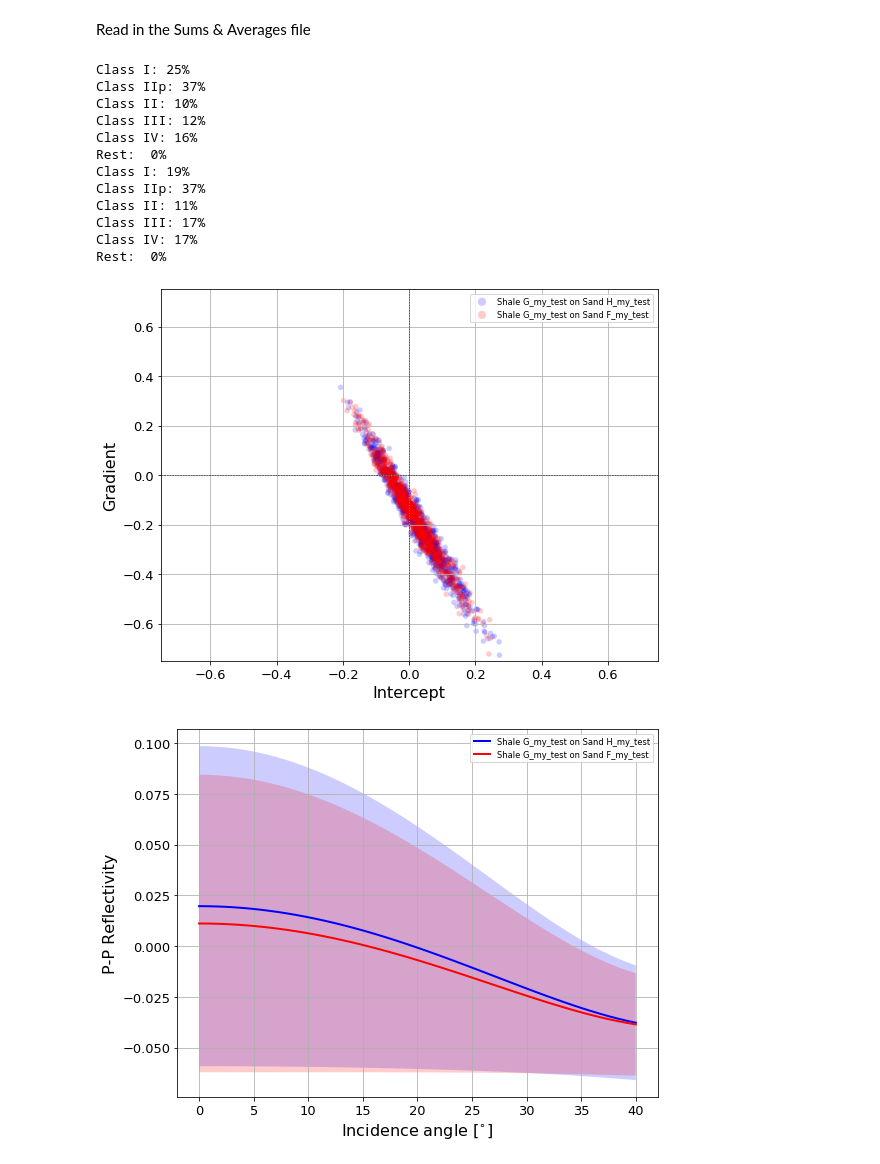
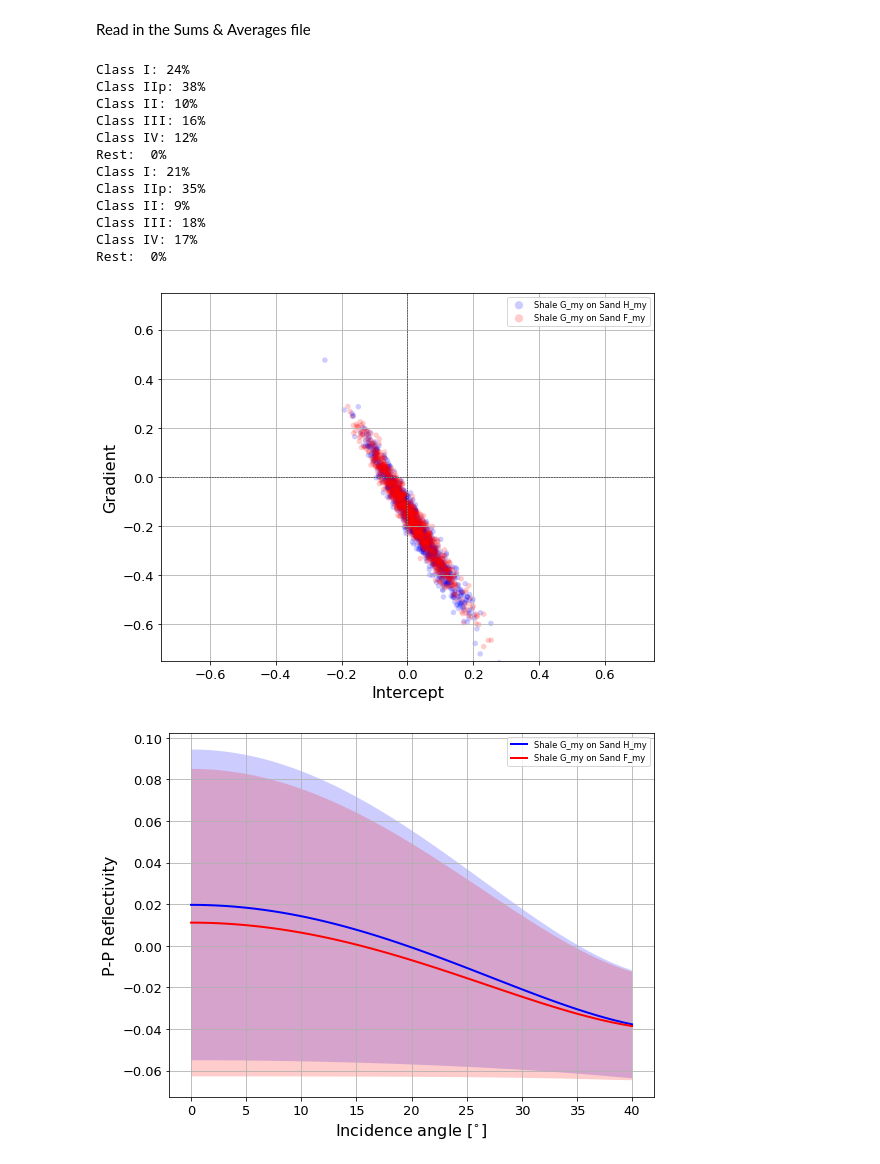
Before and after one commit to emblixt/blixt_rp, a Jupyter notebook: run half-space_avo.ipynb, the cells around one changed output. Cells and saved outputs as stored; diff of their text form; code cells hidden in the pictures.

```diff
--- a/run half-space_avo.ipynb
+++ b/run half-space_avo.ipynb
@@ -29,8 +28,8 @@ And the outermost layer of list can be used to run several monte-carlo simulatio
 The list of suffixes are used in the naming of the plots
 # %%
 many_interfaces = [
-        [['Shale G_my_test', 'Sand H_my_test', 'b'],
-         ['Shale G_my_test', 'Sand F_my_test', 'r']]
+        [['Shale G_my', 'Sand H_my', 'b'],
+         ['Shale G_my', 'Sand F_my', 'r']]
     ]
 suffixes = [
         'test',
@@ -42,22 +41,22 @@ sums = uio.read_sums_and_averages(filename)
 # %%
 for i, interfaces in enumerate(many_interfaces):
     havo.plot_multi_interfaces(
             sums,
             interfaces,
-            os.path.split(filename)[0],
-            suffixes[i])
+            fbase=os.path.split(filename)[0],
+            suffix=suffixes[i])
 # %% [output]
-Class I: 25%
-Class IIp: 37%
+Class I: 24%
+Class IIp: 38%
 Class II: 10%
-Class III: 12%
-Class IV: 16%
+Class III: 16%
+Class IV: 12%
 Rest:  0%
-Class I: 19%
-Class IIp: 37%
-Class II: 11%
-Class III: 17%
+Class I: 21%
+Class IIp: 35%
+Class II: 9%
+Class III: 18%
 Class IV: 17%
 Rest:  0%
-[figure, old version]
+[figure, new version]
-[figure, old version]
+[figure, new version]
```
Also changed, not shown: parts of 2 cells of this notebook, 17 other files.
